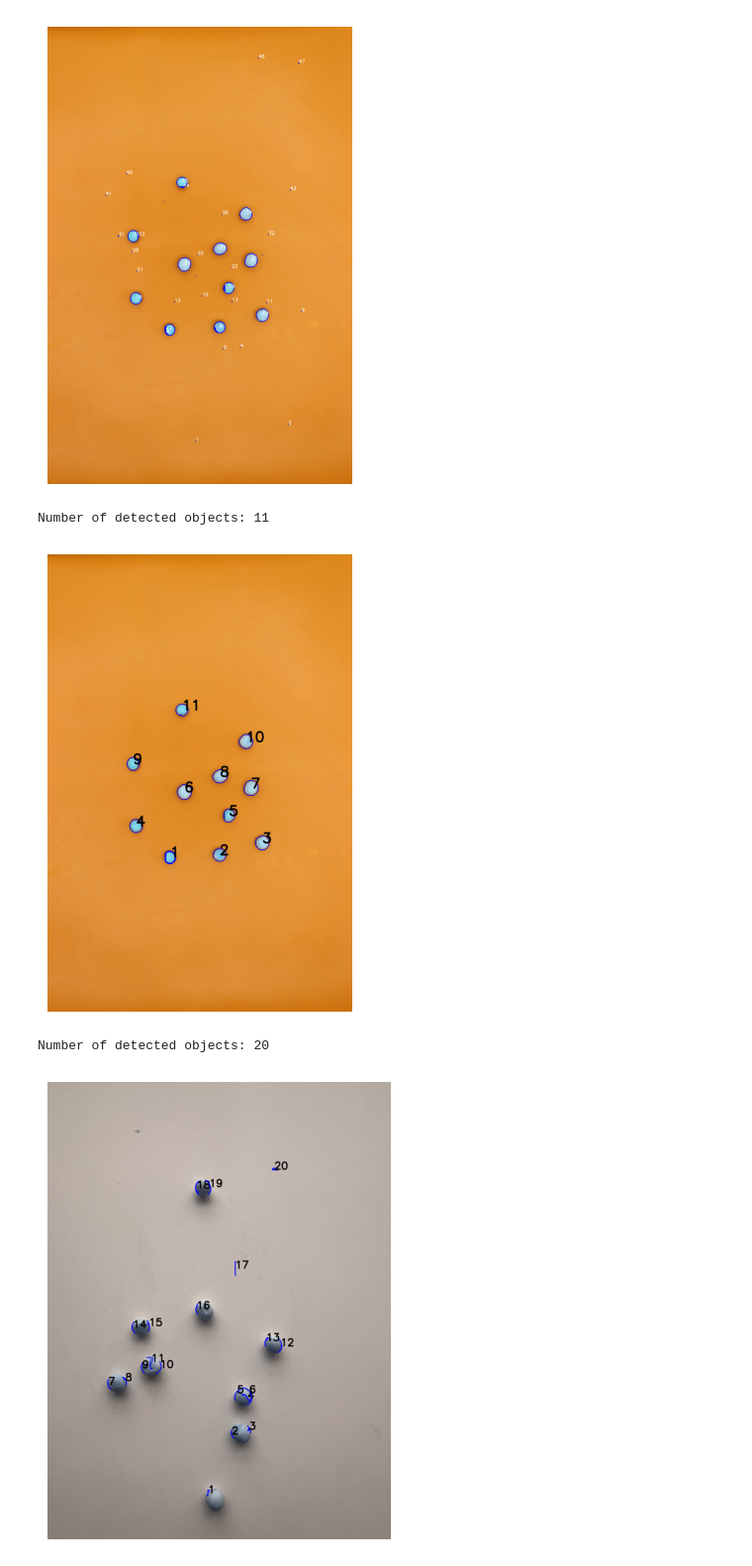
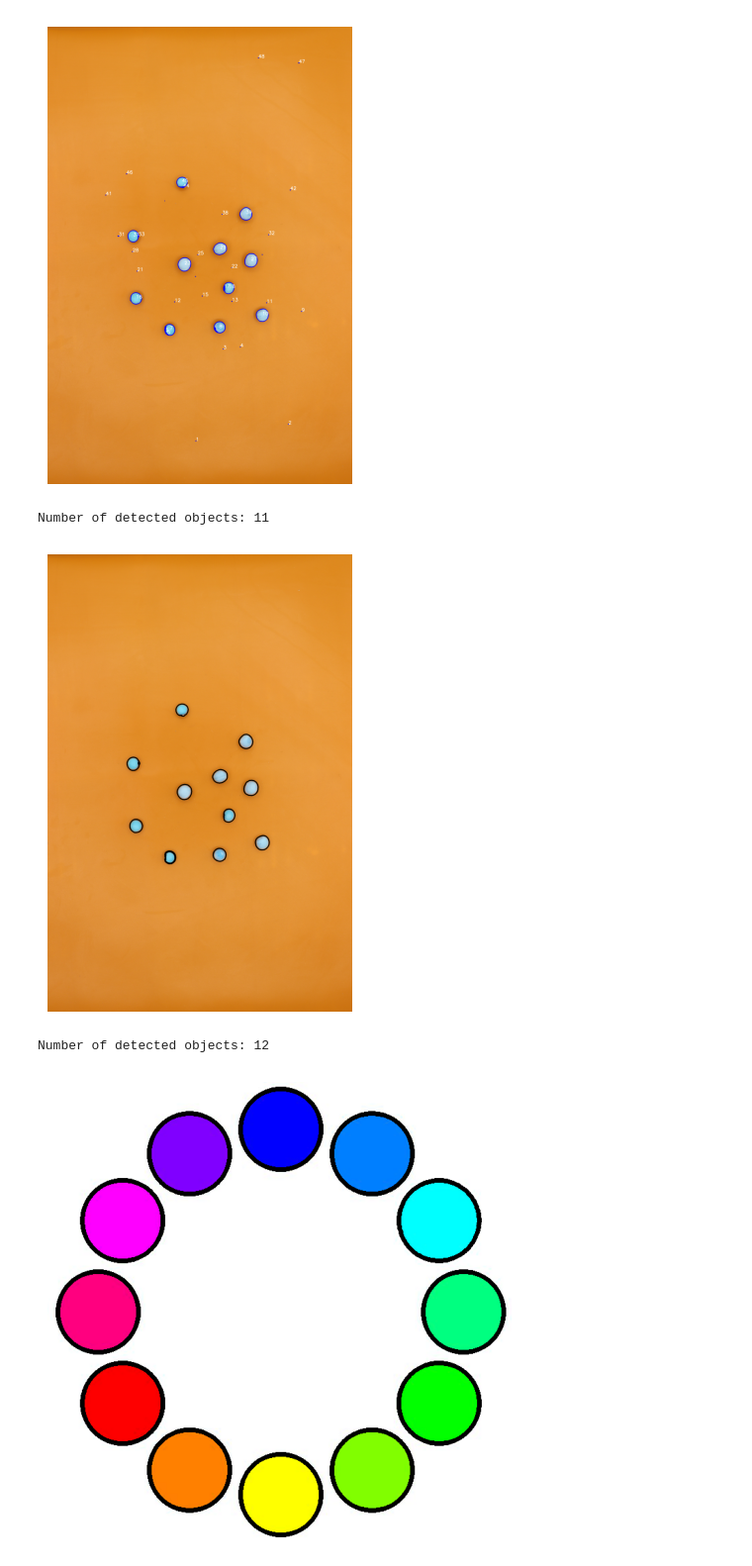
Before and after one commit to ayichimboy/Estimate_seed_size_machine_vision, a Jupyter notebook: count_seeds.ipynb, the cells around one changed output. Shown at 99% size. Cells and saved outputs as stored; diff of their text form; code cells hidden in the pictures.

Commit message:
deleted images

```diff
--- a/count_seeds.ipynb
+++ b/count_seeds.ipynb
@@ -108,14 +108,14 @@ print(f"Number of detected objects: {num_objects}")
 
 # Draw filtered contours and label them
 for i, cnt in enumerate(filtered_contours):
-    cv2.drawContours(img, [cnt], -1, (0, 0, 255), 3)  # Red contours
+    cv2.drawContours(img, [cnt], -1, (0, 0, 0), 5)  # Red contours
 
     # Get object center
     M = cv2.moments(cnt)
     if M["m00"] != 0:  # Prevent division by zero
         cx = int(M["m10"] / M["m00"])
         cy = int(M["m01"] / M["m00"])
-        cv2.putText(img, f"{i+1}", (cx, cy), cv2.FONT_HERSHEY_SIMPLEX, 3, (0, 0, 0), 10)
+        #cv2.putText(img, f"{i+1}", (cx, cy), cv2.FONT_HERSHEY_SIMPLEX, 3, (0, 0, 0), 10)
 
 # Display using Matplotlib
 plt.figure(figsize=(8, 6))
@@ -124,13 +124,13 @@ plt.axis("off")  # Hide axes
 plt.show()
 # %% [output]
 Number of detected objects: 11
-[figure, old version]
+[figure, new version]
 # %%
 import cv2
 import numpy as np
 
 # Load image
-img = cv2.imread("IMG_7149.JPG")
+img = cv2.imread("circles_new.jpg")
 
 # Convert to grayscale
 gray = cv2.cvtColor(img, cv2.COLOR_BGR2GRAY)
@@ -140,34 +140,34 @@ blurred = cv2.GaussianBlur(gray, (5, 5), 0)
 
 # Apply Adaptive Thresholding for better segmentation
 thresh = cv2.adaptiveThreshold(blurred, 255, cv2.ADAPTIVE_THRESH_GAUSSIAN_C,
                                cv2.THRESH_BINARY_INV, 11, 2)
 
 # Find contours
 contours, _ = cv2.findContours(thresh, cv2.RETR_EXTERNAL, cv2.CHAIN_APPROX_SIMPLE)
 
 # Filter contours by area (remove very small objects)
 filtered_contours = [cnt for cnt in contours if cv2.contourArea(cnt) > 300]  # Adjust 500 based on image
 
 # Count valid objects
 num_objects = len(filtered_contours)
 print(f"Number of detected objects: {num_objects}")
 
 # Draw filtered contours and label them
 for i, cnt in enumerate(filtered_contours):
-    cv2.drawContours(img, [cnt], -1, (0, 0, 255), 3)  # Red contours
+    cv2.drawContours(img, [cnt], -1, (0, 0, 0), 5)  # Red contours
 
     # Get object center
     M = cv2.moments(cnt)
     if M["m00"] != 0:  # Prevent division by zero
         cx = int(M["m10"] / M["m00"])
         cy = int(M["m01"] / M["m00"])
-        cv2.putText(img, f"{i+1}", (cx, cy), cv2.FONT_HERSHEY_SIMPLEX, 3, (0, 0, 0), 10)
+        #cv2.putText(img, f"{i+1}", (cx, cy), cv2.FONT_HERSHEY_SIMPLEX, 3, (0, 0, 0), 10)
 
 # Display using Matplotlib
 plt.figure(figsize=(8, 6))
 plt.imshow(img)
 plt.axis("off")  # Hide axes
 plt.show()
 # %% [output]
-Number of detected objects: 20
+Number of detected objects: 12
-[figure, old version]
+[figure, new version]
```
Also changed, not shown: 9 other files.
